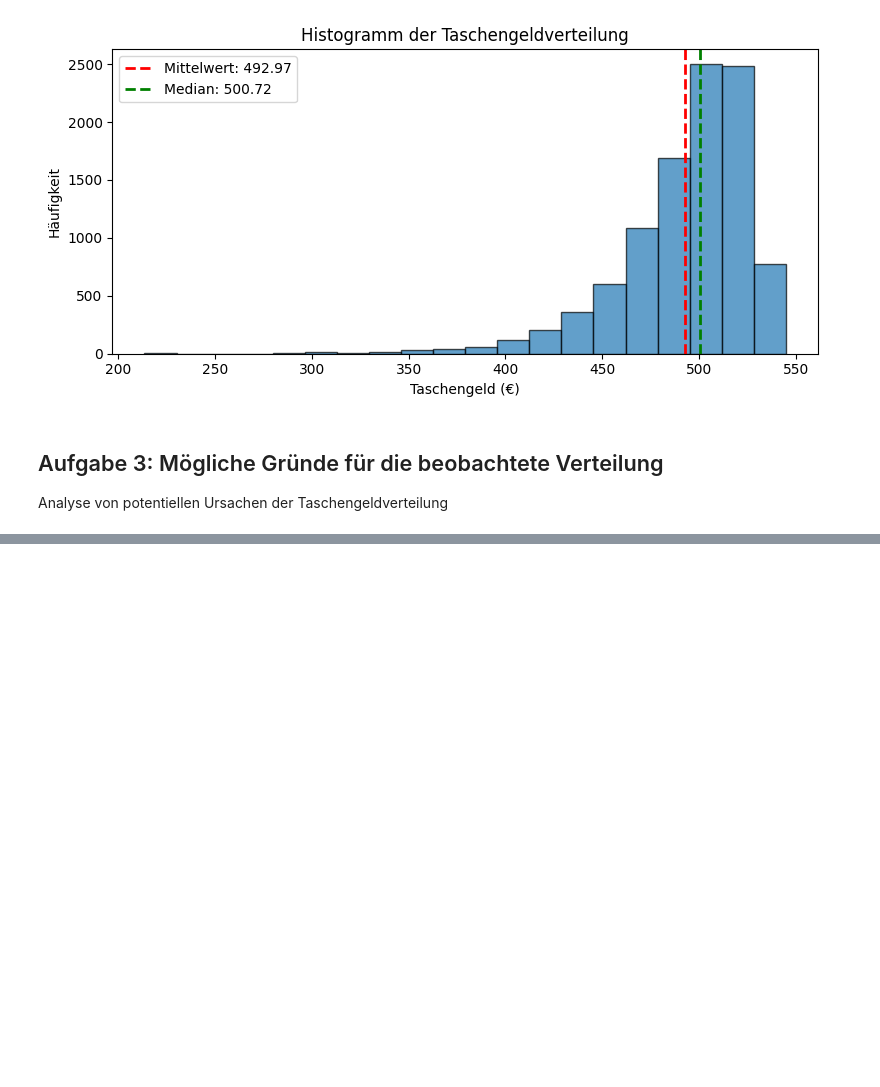
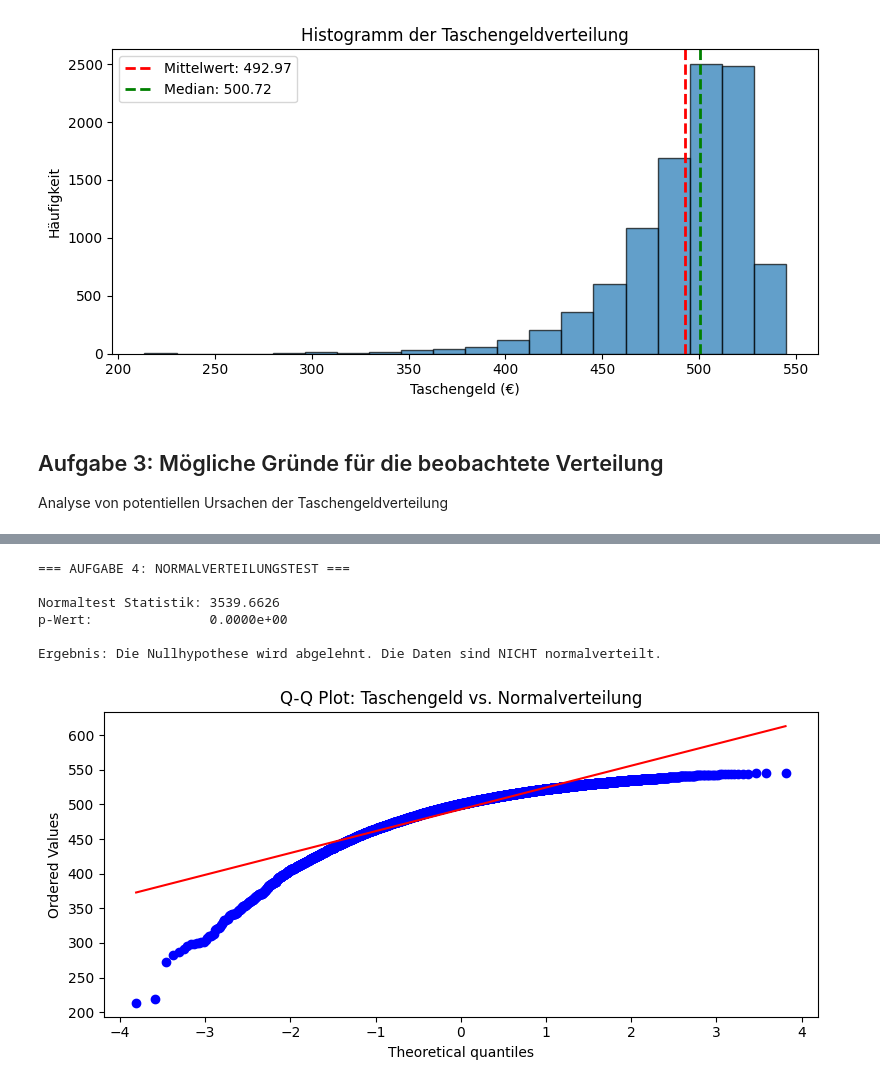
Before and after one commit to steju4/data-science, a Jupyter notebook: aufgabe4.ipynb, the cells around one changed output, grey strips where cells are left out. Drawn from its saved outputs; the diff is of its cells as text; code cells hidden in the pictures; blank space fills up the shorter version.

Commit message:
Überarbeitung Aufgabe 3 und Bearbeitung Aufgabe 4 & 5

```diff
--- a/aufgabe4.ipynb
+++ b/aufgabe4.ipynb
@@ -120,0 +124,28 @@ Mögliche Ursachen für die beobachtete Taschengeldverteilung:
+# %%
+print("=== AUFGABE 4: NORMALVERTEILUNGSTEST ===\n")
+
+# 1. Statistischer Test (D'Agostino's K-squared test)
+stat, p_value = stats.normaltest(taschengeld.dropna())
+print(f"Normaltest Statistik: {stat:.4f}")
+print(f"p-Wert:               {p_value:.4e}\n")
+
+alpha = 0.05
+if p_value < alpha:
+    print("Ergebnis: Die Nullhypothese wird abgelehnt. Die Daten sind NICHT normalverteilt.")
+else:
+    print("Ergebnis: Die Nullhypothese kann nicht abgelehnt werden. Die Daten könnten normalverteilt sein.")
+
+# 2. Visuelle Überprüfung (Q-Q Plot)
+plt.figure(figsize=(8, 4))
+stats.probplot(taschengeld.dropna(), dist="norm", plot=plt)
+plt.title('Q-Q Plot: Taschengeld vs. Normalverteilung')
+plt.tight_layout()
+plt.show()
+# %% [output]
+=== AUFGABE 4: NORMALVERTEILUNGSTEST ===
+
+Normaltest Statistik: 3539.6626
+p-Wert:               0.0000e+00
+
+Ergebnis: Die Nullhypothese wird abgelehnt. Die Daten sind NICHT normalverteilt.
+[figure, added]
```
Also changed, not shown: parts of 7 cells of this notebook.
